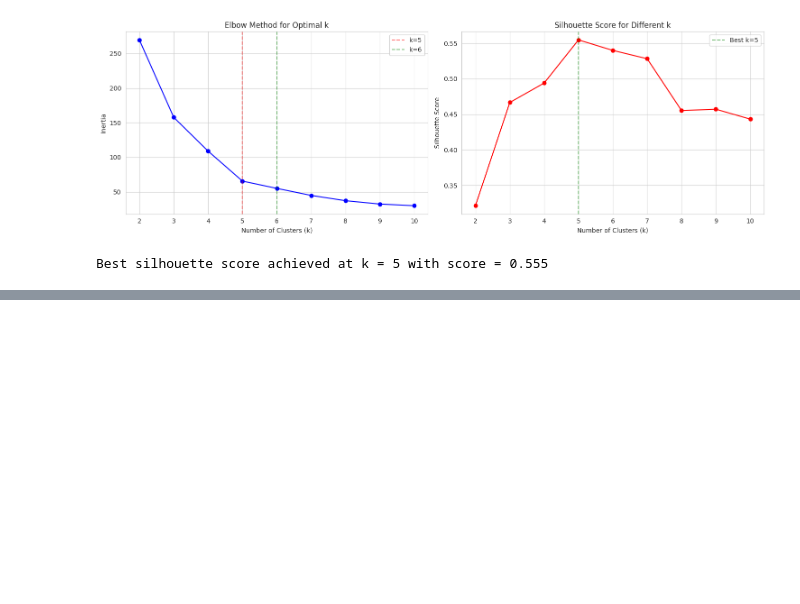
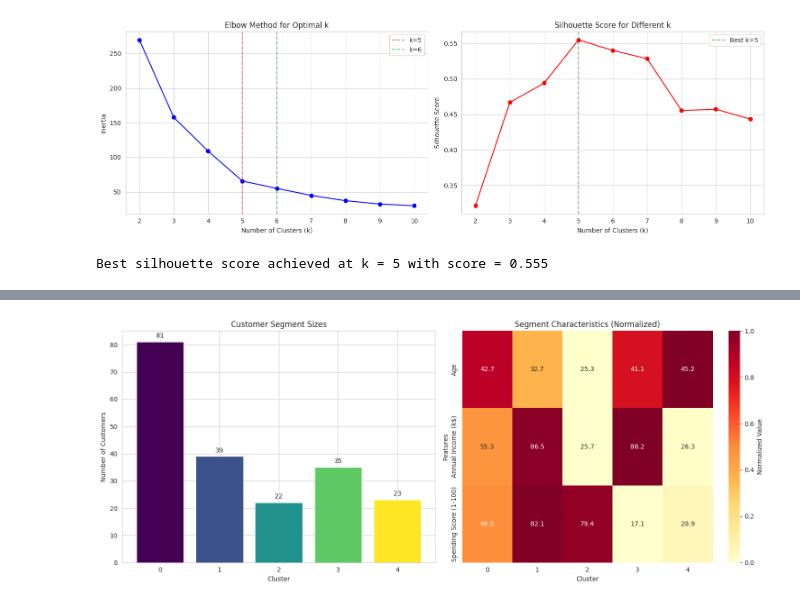
Before and after one commit to OvoFiona/Customer-Segmentation, a Jupyter notebook: Customer_Segmentation.ipynb, the cells around one changed output, grey strips where cells are left out. Drawn from its saved outputs; the diff is of its cells as text; code cells hidden in the pictures; blank space fills up the shorter version.

```diff
--- a/Customer_Segmentation.ipynb
+++ b/Customer_Segmentation.ipynb
@@ -934,0 +1127,89 @@ Best silhouette score achieved at k = 5 with score = 0.555
+# %%
+#Marketing Recommendations by Segment
+print("="*60)
+print("MARKETING RECOMMENDATIONS BY SEGMENT")
+print("="*60)
+
+# Create marketing strategy dataframe
+marketing_strategies = pd.DataFrame({
+    'Cluster': range(optimal_k),
+    'Segment_Name': ['', '', '', '', ''],
+    'Targeting_Strategy': ['', '', '', '', ''],
+    'Products_to_Promote': ['', '', '', '', ''],
+    'Marketing_Channel': ['', '', '', '', '']
+})
+
+for cluster in range(optimal_k):
+    cluster_data = df[df['Cluster_KMeans'] == cluster]
+
+    avg_income = cluster_data['Annual Income (k$)'].mean()
+    avg_spending = cluster_data['Spending Score (1-100)'].mean()
+    avg_age = cluster_data['Age'].mean()
+    female_pct = (cluster_data['Genre'] == 'Female').mean() * 100
+
+    # Name the segment based on characteristics
+    if avg_spending >= 70 and avg_income >= 70:
+        segment_name = "Premium Shoppers"
+        strategy = "Loyalty programs, exclusive previews"
+        products = "Premium brands, luxury items"
+        channel = "Email, SMS, exclusive events"
+    elif avg_spending >= 70 and avg_income < 70:
+        segment_name = "Spendthrift Youth"
+        strategy = "Discount offers, bundle deals"
+        products = "Fashion, electronics, entertainment"
+        channel = "Social media, mobile app"
+    elif avg_spending < 40 and avg_income >= 70:
+        segment_name = "Cautious High-Income"
+        strategy = "Value proposition, quality focus"
+        products = "Essentials, investments, durable goods"
+        channel = "Email, print catalogs"
+    elif avg_spending < 40 and avg_income < 40:
+        segment_name = "Budget Conscious"
+        strategy = "Price promotions, clearance events"
+        products = "Daily needs, basics, discounts"
+        channel = "In-store promotions, flyers"
+    elif avg_spending >= 40 and avg_spending < 70 and avg_income >= 40:
+        segment_name = "Mainstream Shoppers"
+        strategy = "Balanced offers, mix of premium and value"
+        products = "Mid-range brands, seasonal items"
+        channel = "Multi-channel approach"
+    else:
+        segment_name = "Targeted Segment"
+        strategy = "Personalized approach"
+        products = "Based on preferences"
+        channel = "Based on behavior"
+
+    marketing_strategies.loc[cluster, 'Segment_Name'] = segment_name
+    marketing_strategies.loc[cluster, 'Targeting_Strategy'] = strategy
+    marketing_strategies.loc[cluster, 'Products_to_Promote'] = products
+    marketing_strategies.loc[cluster, 'Marketing_Channel'] = channel
+
+print("\nMarketing Strategies by Segment:")
+print(marketing_strategies.to_string(index=False))
+
+# Final summary visualization
+fig, axes = plt.subplots(1, 2, figsize=(15, 6))
+
+# Segment size distribution
+size_data = df['Cluster_KMeans'].value_counts().sort_index()
+axes[0].bar(range(optimal_k), size_data.values, color=plt.cm.viridis(np.linspace(0, 1, optimal_k)))
+axes[0].set_xlabel('Cluster')
+axes[0].set_ylabel('Number of Customers')
+axes[0].set_title('Customer Segment Sizes')
+for i, v in enumerate(size_data.values):
+    axes[0].text(i, v + 1, str(v), ha='center', va='bottom')
+
+# Segment characteristics heatmap
+cluster_means = df.groupby('Cluster_KMeans')[['Age', 'Annual Income (k$)', 'Spending Score (1-100)']].mean()
+# Normalize for heatmap
+cluster_means_norm = (cluster_means - cluster_means.min()) / (cluster_means.max() - cluster_means.min())
+
+sns.heatmap(cluster_means_norm.T, annot=cluster_means.T.round(1), fmt='.1f',
+            cmap='YlOrRd', ax=axes[1], cbar_kws={'label': 'Normalized Value'})
+axes[1].set_xlabel('Cluster')
+axes[1].set_ylabel('Features')
+axes[1].set_title('Segment Characteristics (Normalized)')
+
+plt.tight_layout()
+plt.show()
+# %% [output]
@@ -934,0 +1227 @@ Best silhouette score achieved at k = 5 with score = 0.555
+[figure, added]
```
Also changed, not shown: parts of 5 cells of this notebook.
